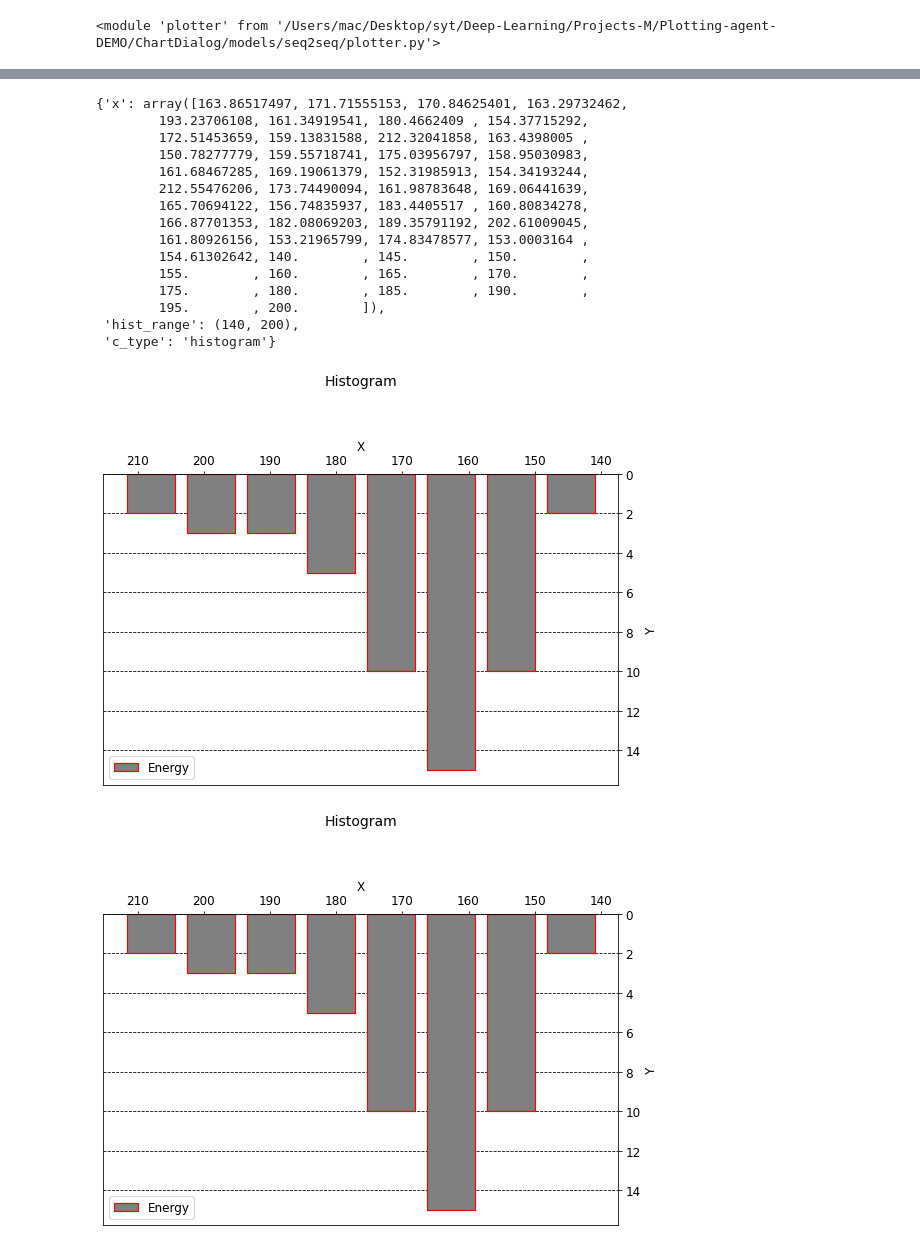
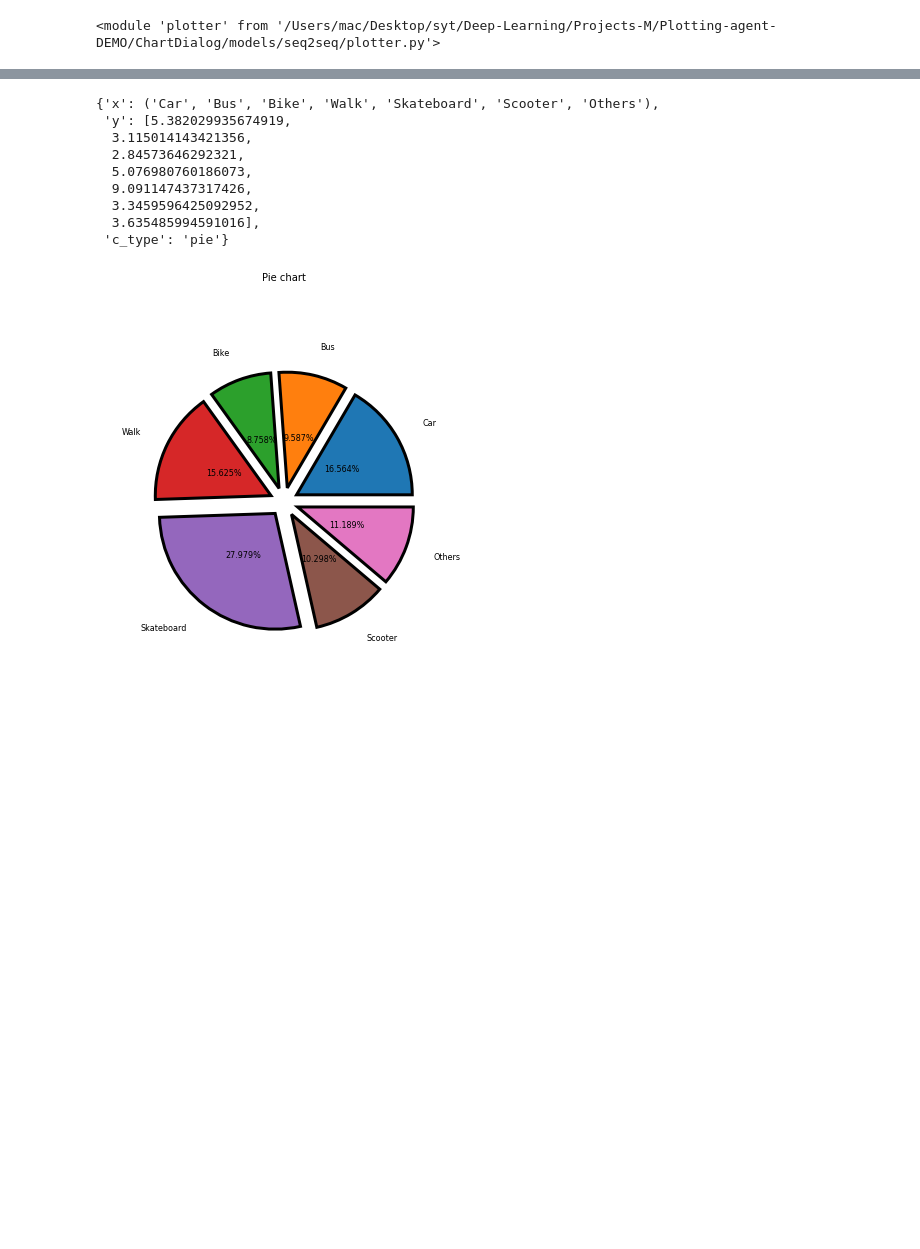
Before and after one commit to Bawerlacher/ChartDialog, a Jupyter notebook: models/seq2seq/temp.ipynb, the cells around one changed output, grey strips where cells are left out. Drawn from its saved outputs; the diff is of its cells as text; code cells hidden in the pictures; blank space fills up the shorter version.

```diff
--- a/models/seq2seq/temp.ipynb
+++ b/models/seq2seq/temp.ipynb
@@ -10,4 +13,4 @@ importlib.reload(plotter)
 # %%
-data, params = plotter.sample_one_hard('histogram')
+data, params = plotter.sample_one_hard('pie chart')
 params
 # %% [output]
@@ -31,27 +34,20 @@ params
 # %%
 data
 # %% [output]
-{'x': array([163.86517497, 171.71555153, 170.84625401, 163.29732462,
-        193.23706108, 161.34919541, 180.4662409 , 154.37715292,
-        172.51453659, 159.13831588, 212.32041858, 163.4398005 ,
-        150.78277779, 159.55718741, 175.03956797, 158.95030983,
-        161.68467285, 169.19061379, 152.31985913, 154.34193244,
-        212.55476206, 173.74490094, 161.98783648, 169.06441639,
-        165.70694122, 156.74835937, 183.4405517 , 160.80834278,
-        166.87701353, 182.08069203, 189.35791192, 202.61009045,
-        161.80926156, 153.21965799, 174.83478577, 153.0003164 ,
-        154.61302642, 140.        , 145.        , 150.        ,
-        155.        , 160.        , 165.        , 170.        ,
-        175.        , 180.        , 185.        , 190.        ,
-        195.        , 200.        ]),
- 'hist_range': (140, 200),
- 'c_type': 'histogram'}
+{'x': ('Car', 'Bus', 'Bike', 'Walk', 'Skateboard', 'Scooter', 'Others'),
+ 'y': [5.382029935674919,
+  3.115014143421356,
+  2.84573646292321,
+  5.076980760186073,
+  9.091147437317426,
+  3.3459596425092952,
+  3.635485994591016],
+ 'c_type': 'pie'}
 # %%
 kwargs = plotter.plotter_kwargs_unnaturalize(**params)
-plotter.plotter(**data, **kwargs)
+fig = plotter.plotter(**data, **kwargs)
 # %% [output]
-[figure, old version]
+[figure, new version]
-[figure, removed]
 # %%
 # data['x'] = np.array(['2020-06-{:02}'.format(i+1) for i in range(11)])
 # kwargs['bar_orientation'] = 'vertical'
```
Also changed, not shown: parts of 13 cells of this notebook, 7 other files.
